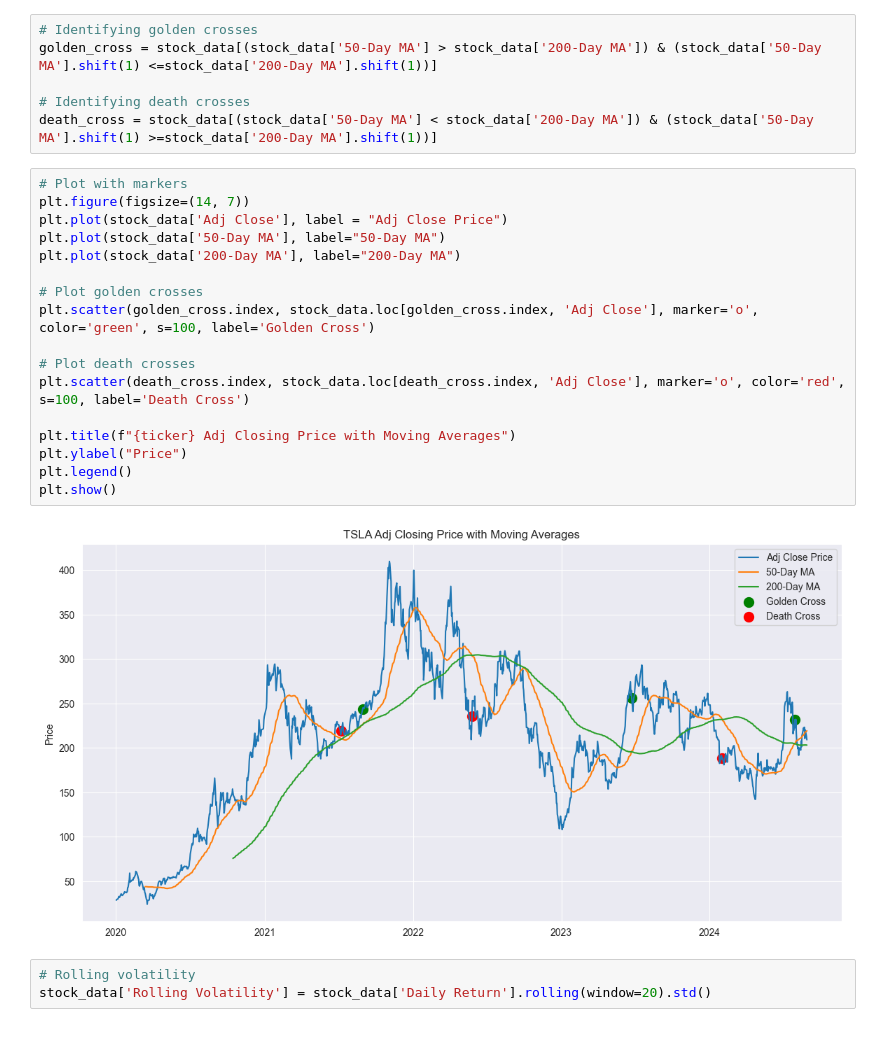
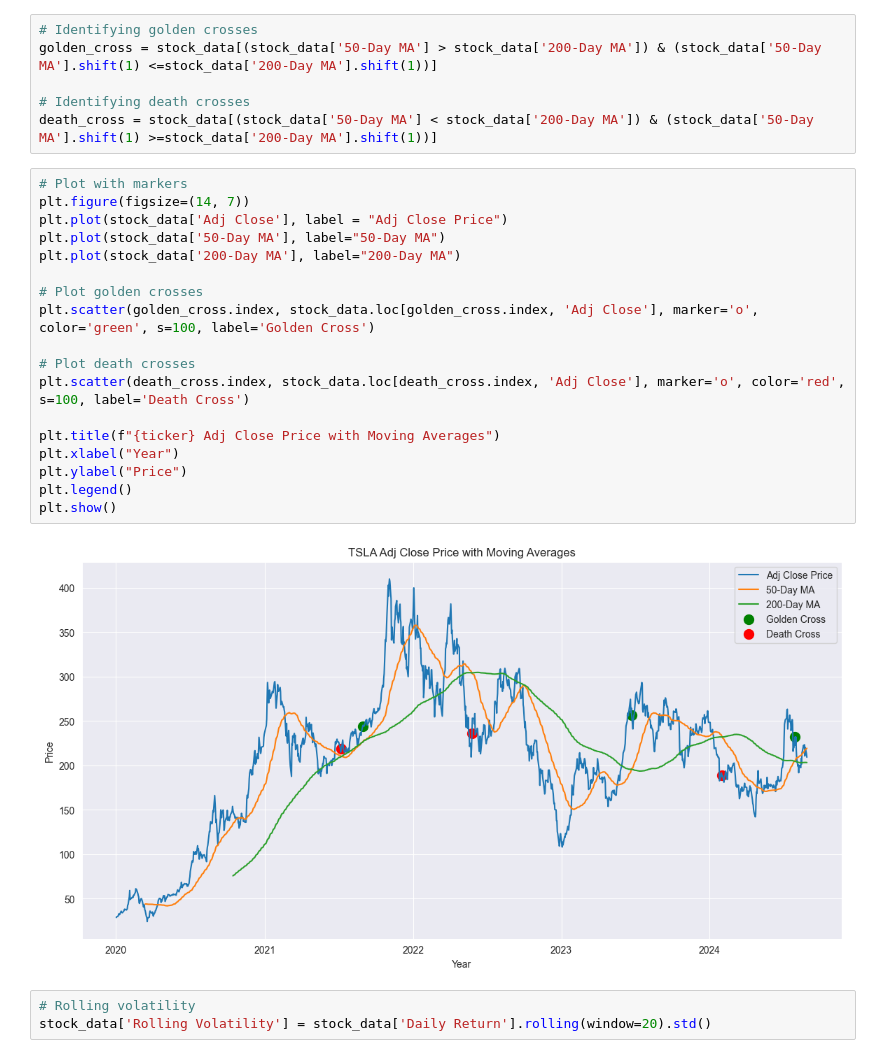
Before and after one commit to blotetheodorus/financial-data-analysis, a Jupyter notebook: financial_data_analysis.ipynb, the cells around one changed output. Drawn from its saved outputs; the diff is of its cells as text.

```diff
--- a/financial_data_analysis.ipynb
+++ b/financial_data_analysis.ipynb
@@ -126,22 +137,23 @@ death_cross = stock_data[(stock_data['50-Day MA'] < stock_data['200-Day MA']) &
 # %%
 # Plot with markers
 plt.figure(figsize=(14, 7))
 plt.plot(stock_data['Adj Close'], label = "Adj Close Price")
 plt.plot(stock_data['50-Day MA'], label="50-Day MA")
 plt.plot(stock_data['200-Day MA'], label="200-Day MA")
 
 # Plot golden crosses
 plt.scatter(golden_cross.index, stock_data.loc[golden_cross.index, 'Adj Close'], marker='o', color='green', s=100, label='Golden Cross')
 
 # Plot death crosses
 plt.scatter(death_cross.index, stock_data.loc[death_cross.index, 'Adj Close'], marker='o', color='red', s=100, label='Death Cross')
 
-plt.title(f"{ticker} Adj Closing Price with Moving Averages")
+plt.title(f"{ticker} Adj Close Price with Moving Averages")
+plt.xlabel("Year")
 plt.ylabel("Price")
 plt.legend()
 plt.show()
 # %% [output]
-[figure, old version]
+[figure, new version]
 # %%
 # Rolling volatility
 stock_data['Rolling Volatility'] = stock_data['Daily Return'].rolling(window=20).std()
```
Also changed, not shown: parts of 9 cells of this notebook.
